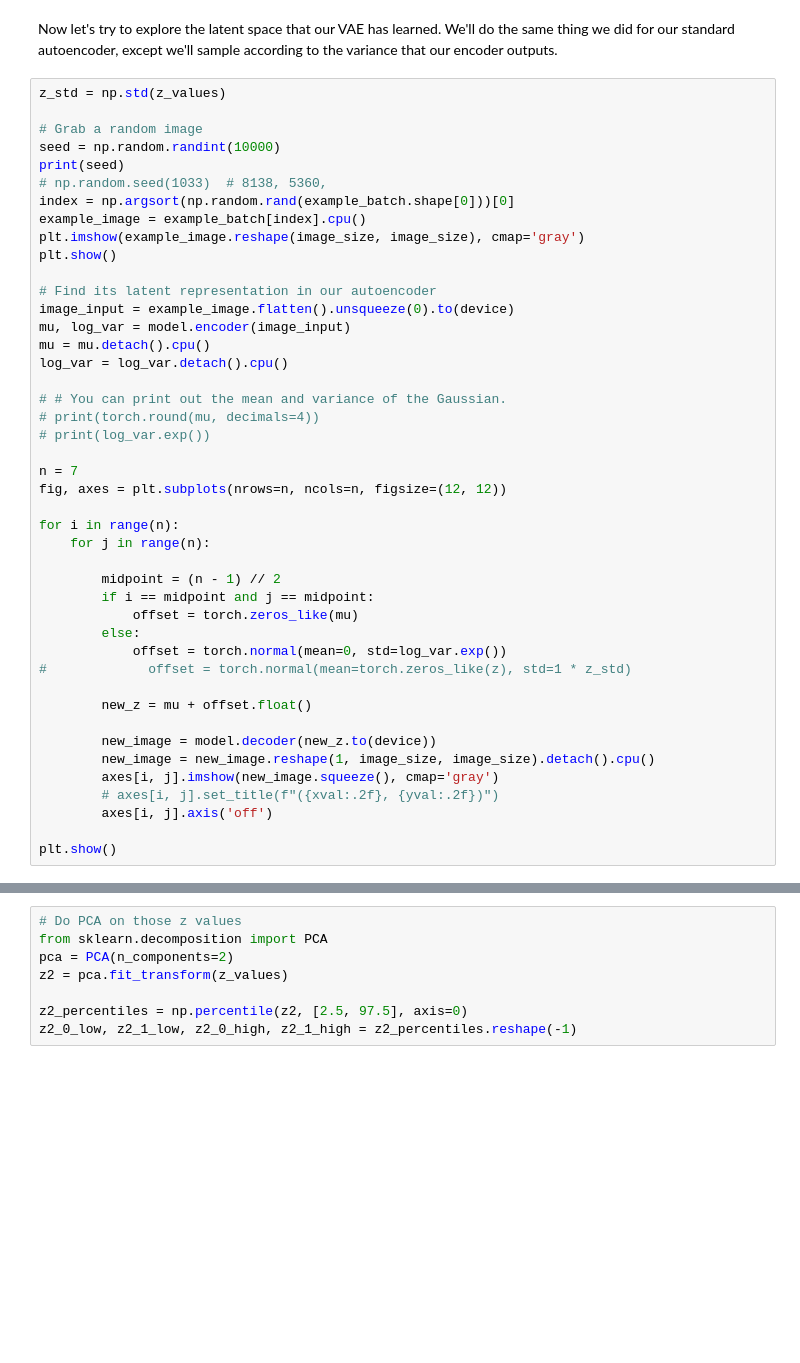
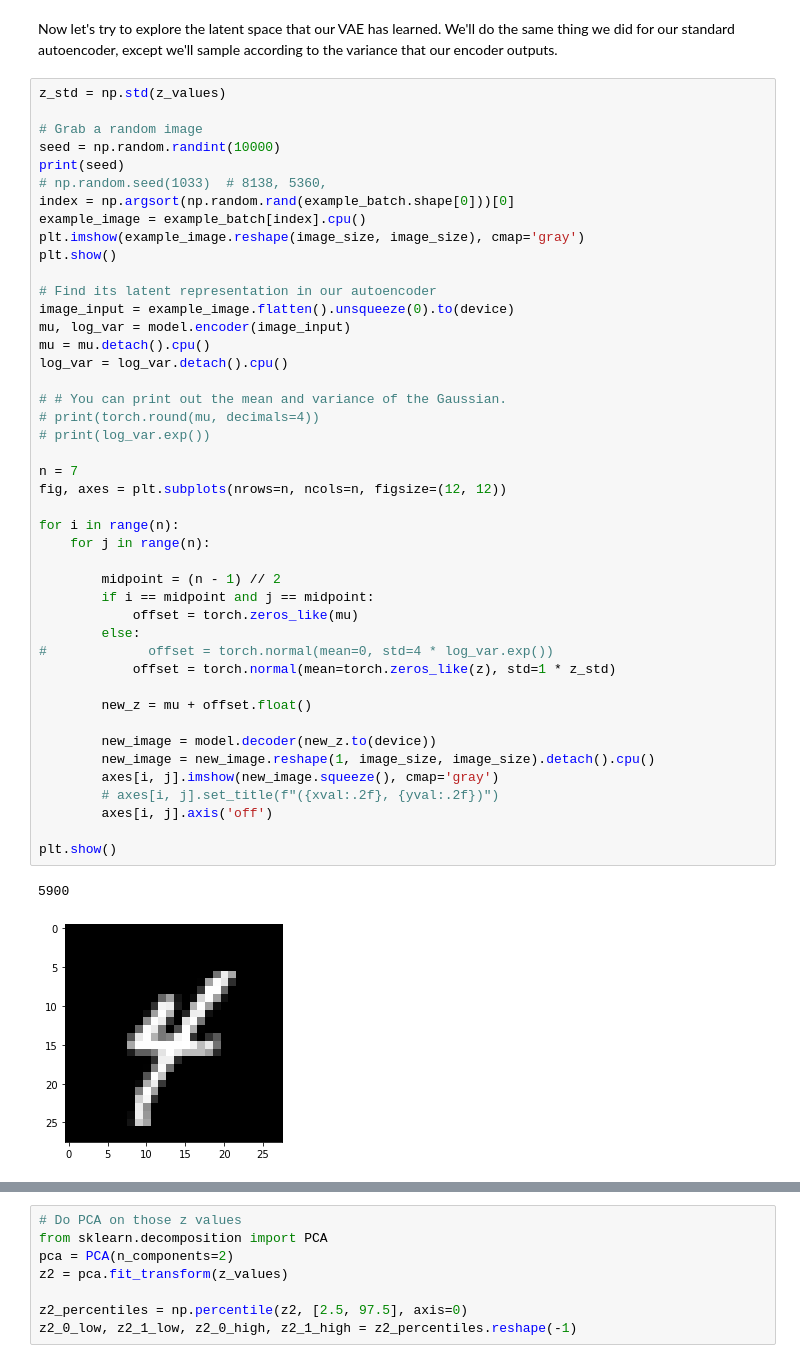
Before and after one commit to cs449f23/lectures, a Jupyter notebook: notebooks/7_vae.ipynb, the cells around one changed output, grey strips where cells are left out. Cells and saved outputs as stored; diff of their text form; blank space fills up the shorter version.

```diff
--- a/notebooks/7_vae.ipynb
+++ b/notebooks/7_vae.ipynb
@@ -387,32 +403,35 @@ plt.show()
 # Find its latent representation in our autoencoder
 image_input = example_image.flatten().unsqueeze(0).to(device)
 mu, log_var = model.encoder(image_input)
 mu = mu.detach().cpu()
 log_var = log_var.detach().cpu()
 
 # # You can print out the mean and variance of the Gaussian.
 # print(torch.round(mu, decimals=4))
 # print(log_var.exp())
 
 n = 7
 fig, axes = plt.subplots(nrows=n, ncols=n, figsize=(12, 12))
 
 for i in range(n):
     for j in range(n):
 
         midpoint = (n - 1) // 2
         if i == midpoint and j == midpoint:
             offset = torch.zeros_like(mu)
         else:
-            offset = torch.normal(mean=0, std=log_var.exp())
-#             offset = torch.normal(mean=torch.zeros_like(z), std=1 * z_std)
+#             offset = torch.normal(mean=0, std=4 * log_var.exp())
+            offset = torch.normal(mean=torch.zeros_like(z), std=1 * z_std)
 
         new_z = mu + offset.float()
 
         new_image = model.decoder(new_z.to(device))
         new_image = new_image.reshape(1, image_size, image_size).detach().cpu()
         axes[i, j].imshow(new_image.squeeze(), cmap='gray')
         # axes[i, j].set_title(f"({xval:.2f}, {yval:.2f})")
         axes[i, j].axis('off')
 
 plt.show()
+# %% [output]
+5900
+[figure, added]
```
Also changed, not shown: parts of 5 cells of this notebook, 3 other files.
